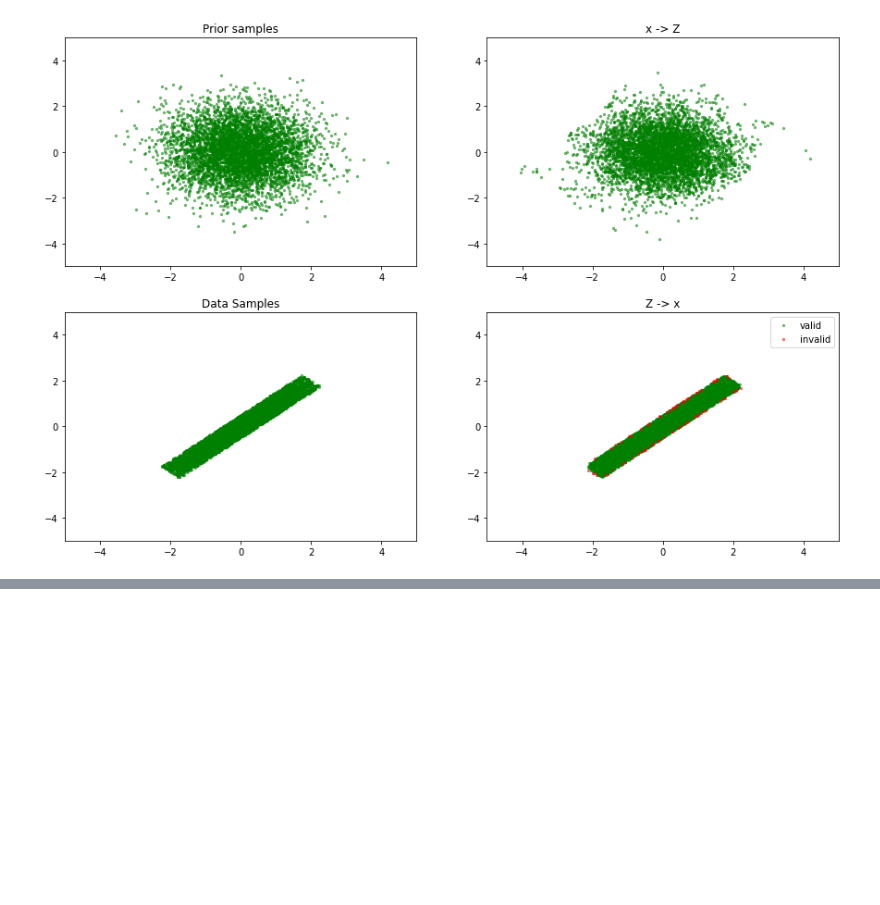
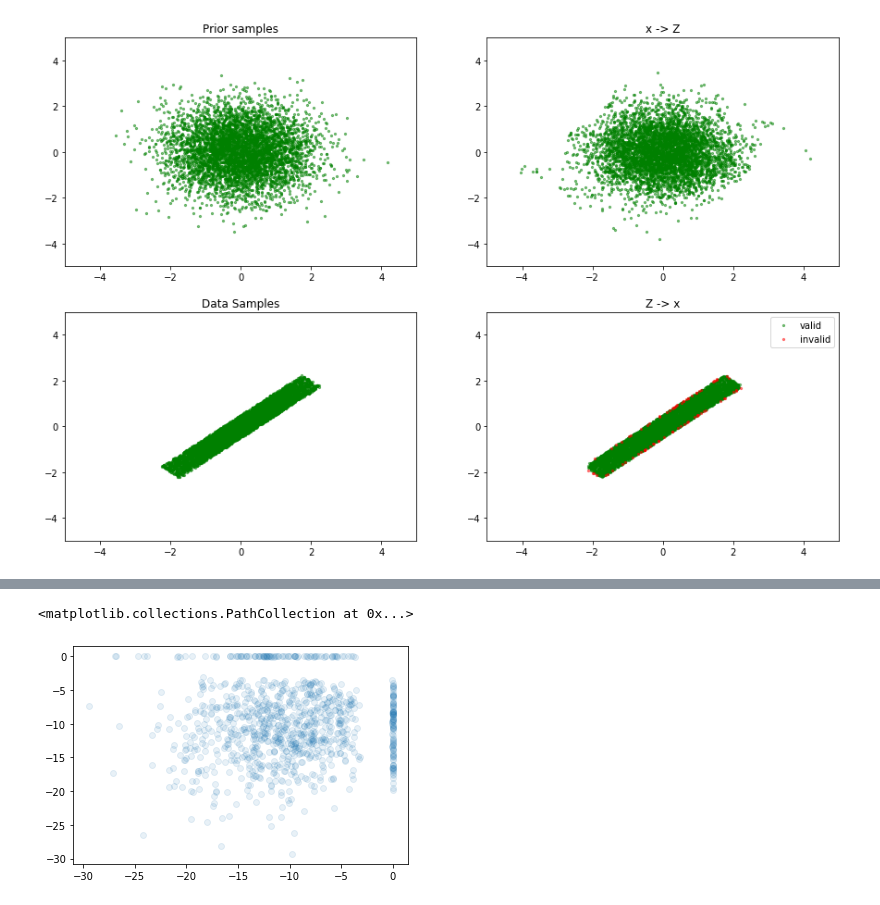
Before and after one commit to NickHoernle/semantic_loss, a Jupyter notebook: notebooks/nf_simple_s_loss.ipynb, the cells around one changed output, grey strips where cells are left out. Cells and saved outputs as stored; diff of their text form; code cells hidden in the pictures; blank space fills up the shorter version.

```diff
--- a/notebooks/nf_simple_s_loss.ipynb
+++ b/notebooks/nf_simple_s_loss.ipynb
@@ -706,0 +883,5 @@ for mdl in models_back:
+# %%
+plt.scatter(*np.log(d.sample(1000)[:,(0,1)]).T, alpha=.1)
+# %% [output]
+<matplotlib.collections.PathCollection at 0x...>
+[figure, added]
```
Also changed, not shown: parts of 13 cells of this notebook, 16 other files.
